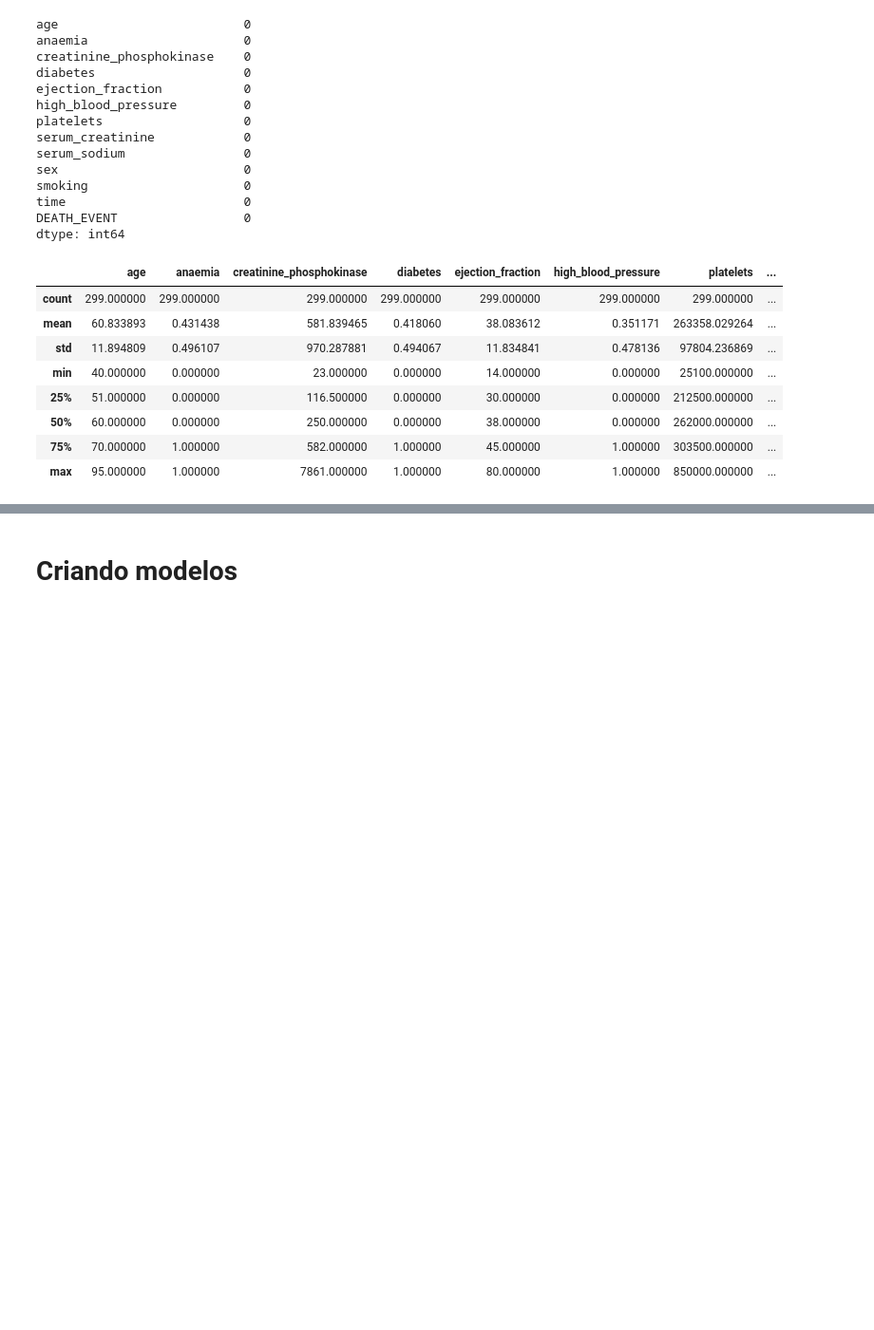
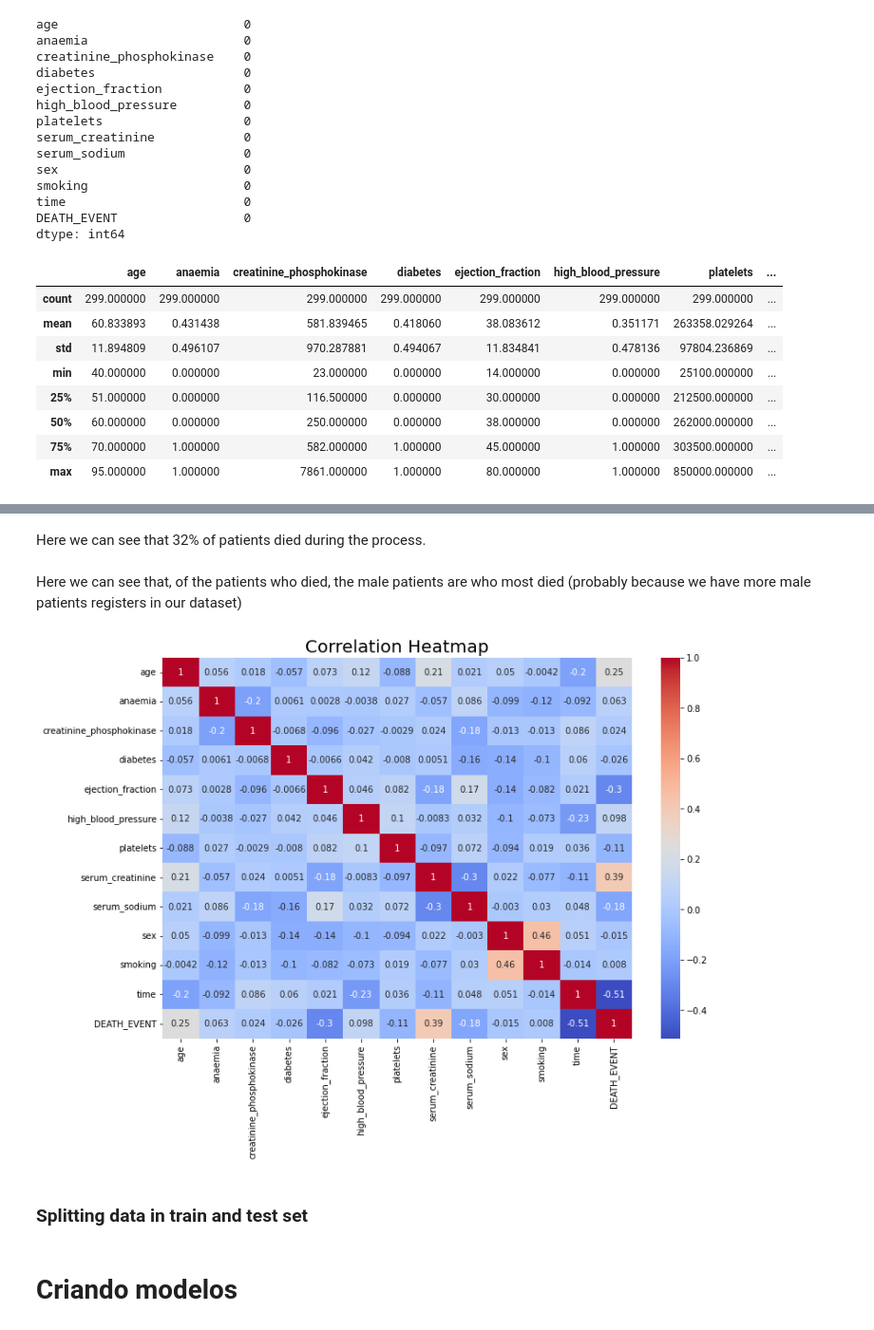
Before and after one commit to lok0zzz/heart-failure-prevision, a Jupyter notebook: heart-failure.ipynb, the cells around one changed output, grey strips where cells are left out. Shown: that part at 95% size. Saved outputs shown, nothing was run; the diff lists cells and outputs as text; code cells hidden in the pictures; blank space fills up the shorter version.

Commit message:
Prosseguindo com refatoramento do código, finalizando Collecting Data e iniciando Preparing the Data

```diff
--- a/heart-failure.ipynb
+++ b/heart-failure.ipynb
@@ -45,3 +40,29 @@ def import_data(data_path, sep=','):
+# %%
+def import_data(data_path, sep=','):
+    data = pd.read_csv(f'{data_path}')
+
+    data.head()
+    return data
+def create_pie_plot(data, names, title_text_x='', title_text_y=''):
+    fig = px.pie(data, names=f'{names}', width=500, color_discrete_sequence=['#19647E', '#A31621'])
+    fig.update_xaxes(title_text=f'{title_text_x}')
+    fig.update_yaxes(title_text=f'{title_text_y}')
+    fig.update_layout(bargap=0.2)
+
+    return fig
+def create_hist_plot(data, x, color, labels={}, title_text_x='', title_text_y=''):
+
+    fig = px.histogram(data, x=f'{x}', width=500, color_discrete_sequence=['#19647E', '#A31621'], color=f'{color}', labels=labels)
+    fig.update_xaxes(title_text=f'{title_text_x}')
+    fig.update_yaxes(title_text=f'{title_text_y}')
+    fig.update_layout(bargap=0.2)
+
+    return fig
+def create_corr_plot(data, title, cmap='coolwarm'):
+    plt.figure(figsize=(12,8))
+    sns.heatmap(data.corr(),annot=True,cmap=f'{cmap}')
+    plt.title(f'{title}',fontsize=20)
+    return plt
 # %% [markdown]
 ## Preparing the Data
 # %% [markdown]
@@ -194,0 +166,2 @@ corr.style.background_gradient(cmap='coolwarm')
+# %% [markdown]
+Here we can see that 32% of patients died during the process.
@@ -194,0 +172,2 @@ corr.style.background_gradient(cmap='coolwarm')
+# %% [markdown]
+Here we can see that, of the patients who died, the male patients are who most died (probably because we have more male patients registers in our dataset)
@@ -195 +182,9 @@ corr.style.background_gradient(cmap='coolwarm')
+# %%
+# Create correlation heatmap plot
+
+create_corr_plot(data, 'Correlation Heatmap');
+# %% [output]
+[figure, added]
+# %% [markdown]
+### Splitting data in train and test set
 # %%
```
Also changed, not shown: parts of 25 cells of this notebook.
